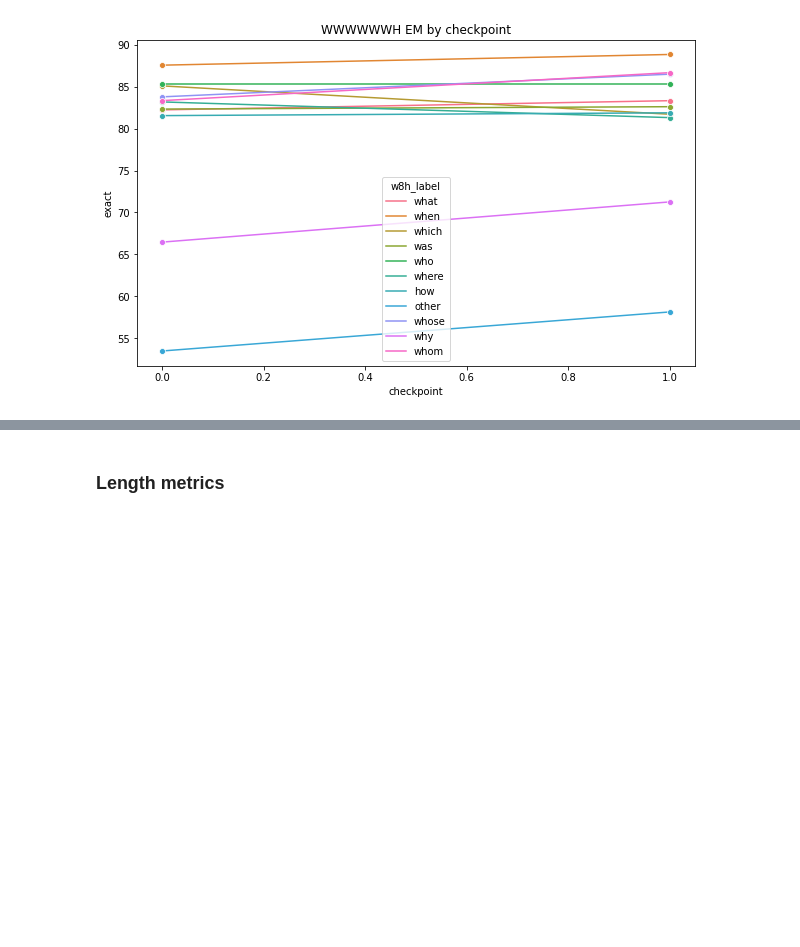
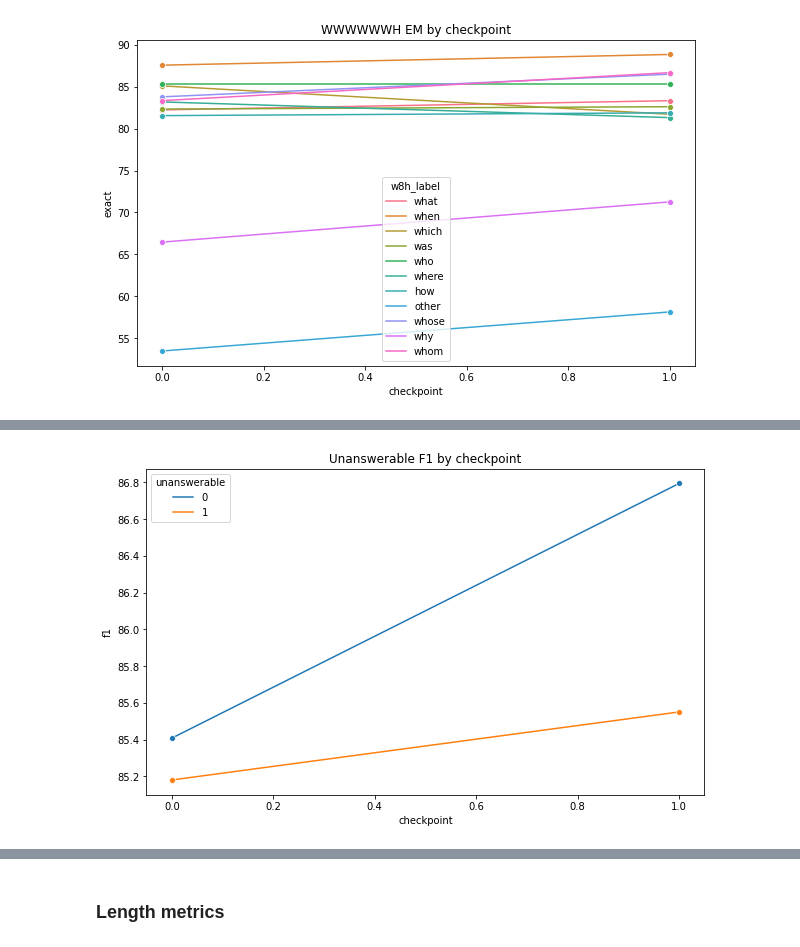
Before and after one commit to stevieg3/when-do-reading-comprehension-models-learn, a Jupyter notebook: notebooks/main/01-Simple categories ALBERT SQuADv2.ipynb, the cells around one changed output, grey strips where cells are left out. Saved outputs shown, nothing was run; the diff lists cells and outputs as text; code cells hidden in the pictures; blank space fills up the shorter version.

Commit message:
Added more charts

```diff
--- a/notebooks/main/01-Simple categories ALBERT SQuADv2.ipynb
+++ b/notebooks/main/01-Simple categories ALBERT SQuADv2.ipynb
@@ -259,0 +275,26 @@ plt.show()
+# %%
+full_metrics_df = pd.DataFrame()
+
+for checkpoint in combined['checkpoint'].unique():
+    for label in combined['unanswerable'].unique():
+
+        combined_subset = combined.copy()[
+            (combined['unanswerable'] == label) &
+            (combined['checkpoint'] == checkpoint)
+        ]
+
+        id_list = list(combined_subset['id'])
+        prediction_text_list = list(combined_subset['prediction_text'])
+        answers_list = list(combined_subset['answers'])
+
+        metrics = squad2_evaluation(
+            id_list=id_list,
+            prediction_text_list=prediction_text_list,
+            answers_list=answers_list
+        )
+
+        metrics_df = pd.DataFrame(metrics, index=[0])
+        metrics_df['unanswerable'] = label
+        metrics_df['checkpoint'] = checkpoint
+
+        full_metrics_df = full_metrics_df.append(metrics_df, ignore_index=True)
@@ -259,0 +311,7 @@ plt.show()
+# %%
+plt.figure(figsize=(10, 6))
+plt.title('Unanswerable F1 by checkpoint')
+sns.lineplot(data=full_metrics_df, y='f1', x='checkpoint', hue='unanswerable', marker='o')
+plt.show()
+# %% [output]
+[figure, added]
```
Also changed, not shown: parts of 31 cells of this notebook, 1 other file.
